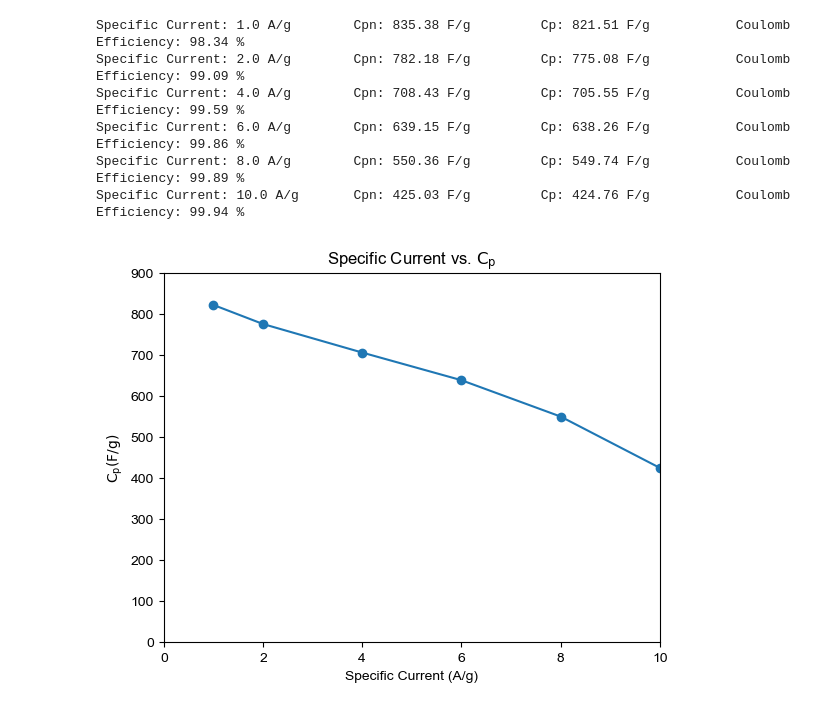
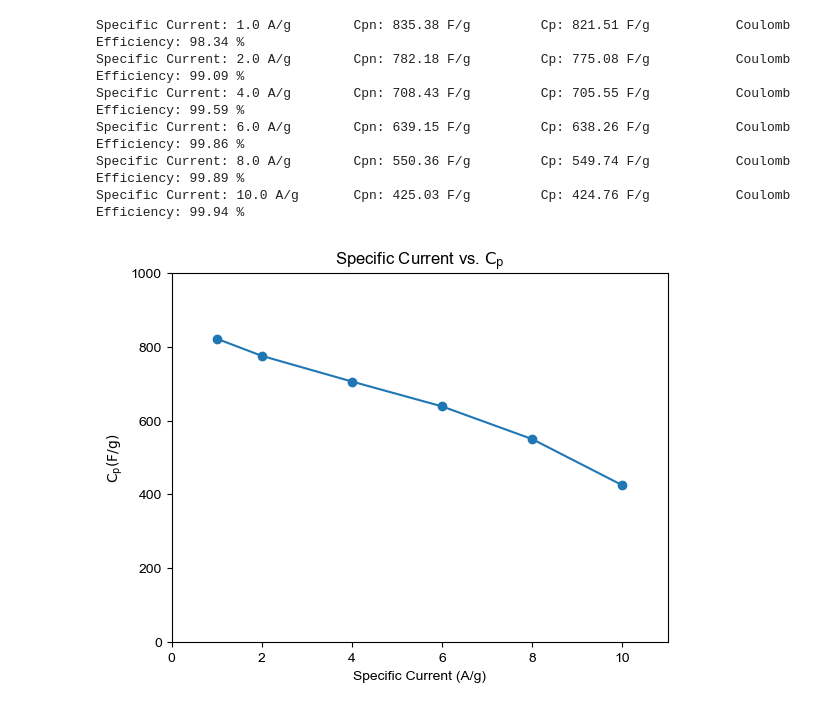
Before and after one commit to Liazulene/Fragile, a Jupyter notebook: ElectrochemicalTest/Cp-GCD.ipynb, the cells around one changed output. Drawn from its saved outputs; the diff is of its cells as text; code cells hidden in the pictures.

```diff
--- a/ElectrochemicalTest/Cp-GCD.ipynb
+++ b/ElectrochemicalTest/Cp-GCD.ipynb
@@ -32,7 +40,7 @@ config = {
 rcParams.update(config)
 
 # 文件目录路径
-directory = r'F:\Liazulene\电化学数据\LA044\044-5'
+directory = r'G:\Liazulene\电化学数据\LA044\044-5'
 
 final_list=[]
 
@@ -251,33 +259,33 @@ for txt_file in txt_files:
     final_list.append(k2)
 
 final_array = np.array(final_list)
 
 sorted_indices = np.argsort(final_array[:, 0])
 sorted_scan_list = final_array[sorted_indices]
 
 # 提取排序后的 Sc 和 Cp 值
 sorted_sc = sorted_scan_list[:, 0]
 sorted_Cpn = sorted_scan_list[:, 1]
 sorted_Cp = sorted_scan_list[:, 2]
 sorted_CE = sorted_scan_list[:, 3]
 
 for k, Cpn, Cp ,CE in zip(sorted_sc, sorted_Cpn, sorted_Cp, sorted_CE):
     print("Specific Current:", k, "A/g", "\t Cpn: {:.2f}".format(Cpn), "F/g", "\t Cp: {:.2f}".format(Cp),"F/g", "\t  Coulomb Efficiency: {:.2f}".format(CE), "%")
 # 画出 k-Cp 图
 plt.plot(sorted_sc, sorted_Cp, marker='o')
 plt.xlabel('Specific Current (A/g)')
 plt.ylabel('$\mathrm{C_p (F/g)}$')
 plt.title('Specific Current vs. $\mathrm{C_p}$')
-plt.xlim((0, 10))
-plt.ylim((0, 900))
+plt.xlim((0, 11))
+plt.ylim((0, 1000))
 plt.grid(False)
 plt.savefig("GCD.eps", dpi=600, format="eps")
 plt.show()
 # %% [output]
 Specific Current: 1.0 A/g        Cpn: 835.38 F/g         Cp: 821.51 F/g           Coulomb Efficiency: 98.34 %
 Specific Current: 2.0 A/g        Cpn: 782.18 F/g         Cp: 775.08 F/g           Coulomb Efficiency: 99.09 %
 Specific Current: 4.0 A/g        Cpn: 708.43 F/g         Cp: 705.55 F/g           Coulomb Efficiency: 99.59 %
 Specific Current: 6.0 A/g        Cpn: 639.15 F/g         Cp: 638.26 F/g           Coulomb Efficiency: 99.86 %
 Specific Current: 8.0 A/g        Cpn: 550.36 F/g         Cp: 549.74 F/g           Coulomb Efficiency: 99.89 %
 Specific Current: 10.0 A/g       Cpn: 425.03 F/g         Cp: 424.76 F/g           Coulomb Efficiency: 99.94 %
-[figure, old version]
+[figure, new version]
```
Also changed, not shown: parts of 1 cell of this notebook, 7 other files.
